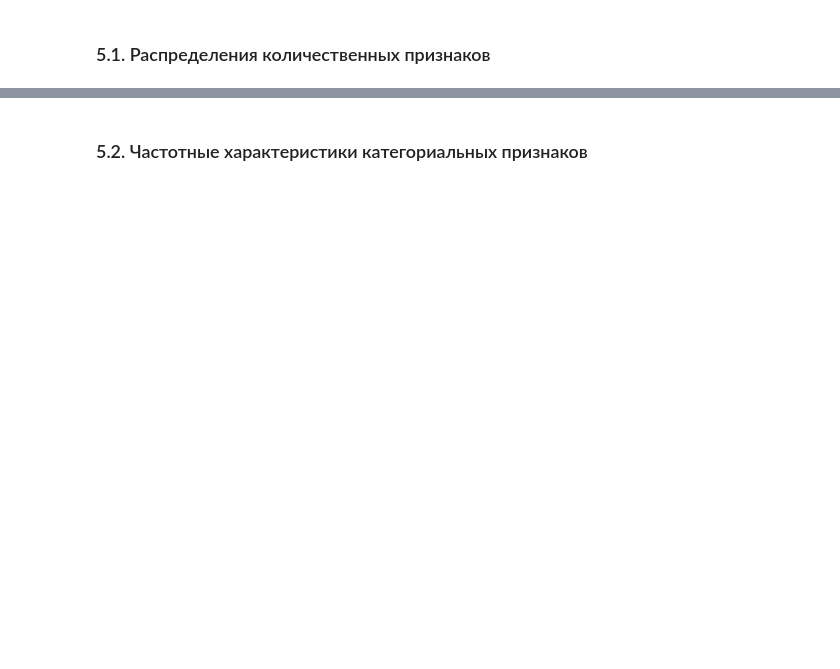
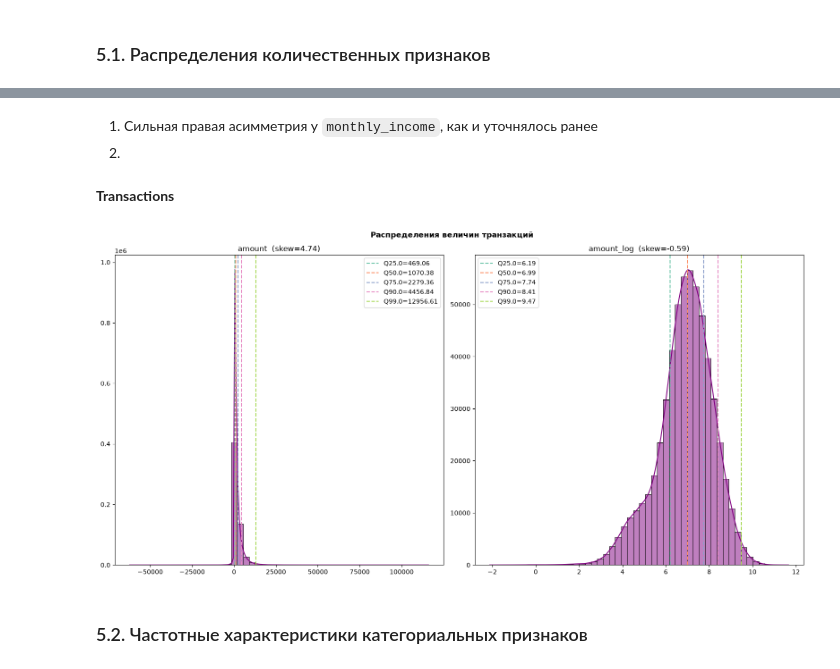
Before and after one commit to mashamis/Mischenko_Maria_Lab1, a Jupyter notebook: 01_analysis.ipynb, the cells around one changed output, grey strips where cells are left out. Cells and saved outputs as stored; diff of their text form; code cells hidden in the pictures; blank space fills up the shorter version.

```diff
--- a/01_analysis.ipynb
+++ b/01_analysis.ipynb
@@ -1055,0 +1215,7 @@ Private       30210.0  3775.293123  4868.594355 -28874.64  1066.6250  2330.995
+# %%
+transactions_final = merged_tmp[["txn_id", "client_id", "txn_datetime", "amount", "currency", "category", "mcc_code", "channel", "status", "amount_log", "is_txn_amount_outlier"]]
+
+pd.DataFrame({
+    'clients до': [len(transactions_raw), transactions_raw.shape[1], transactions_raw.isna().sum().sum(), transactions_raw.duplicated().sum()],
+    'после': [len(transactions_final), transactions_final.shape[1], transactions_final.isna().sum().sum(), transactions_final.duplicated().sum()],
+}, index=['строк', 'столбцов', 'пропусков', 'полных дубликатов'])
@@ -1076,2 +1315,33 @@ NUMERIC_COLS = []
+# %% [markdown]
+1) Сильная правая асимметрия у `monthly_income`, как и уточнялось ранее
+2)
+# %% [markdown]
+**Transactions**
+# %%
+NUMERIC_COLS_TXN = ["amount", "amount_log"]
+fig, axes = plt.subplots(1, 2, figsize=(16, 8))
+for ax, col in zip(axes.ravel(), NUMERIC_COLS_TXN):
+    quantiles = transactions_final[col].quantile([0.25, 0.5, 0.75, 0.9, 0.99])
+    palette = sns.color_palette('Set2', n_colors=len(quantiles))
+    sns.histplot(
+        transactions_final[col], bins=50, kde=True,
+        ax=ax, color="purple"
+    )
+    for (q, value), color in zip(quantiles.items(), palette):
+        ax.axvline(
+            value,
+            linestyle="--",
+            label = f"Q{q*100}={value:.2f}",
+            color=color
+        )
+    ax.set_title(f"{col}  (skew={transactions_final[col].skew():.2f})")
+    ax.set_xlabel("")
+    ax.set_ylabel("")
+    ax.legend()
+fig.suptitle("Распределения величин транзакций", fontweight="bold")
+plt.tight_layout()
+plt.show()
+# %% [output]
+[figure, added]
 # %% [markdown]
 ### 5.2. Частотные характеристики категориальных признаков
```
Also changed, not shown: parts of 46 cells of this notebook.
